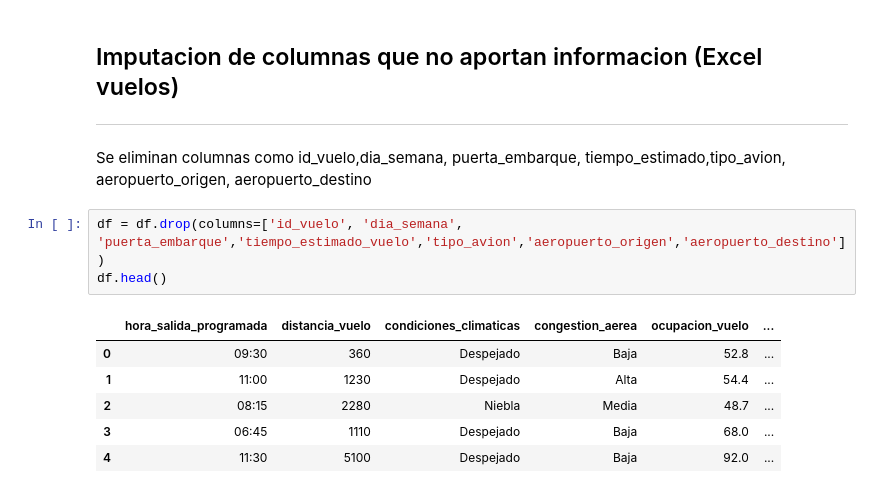
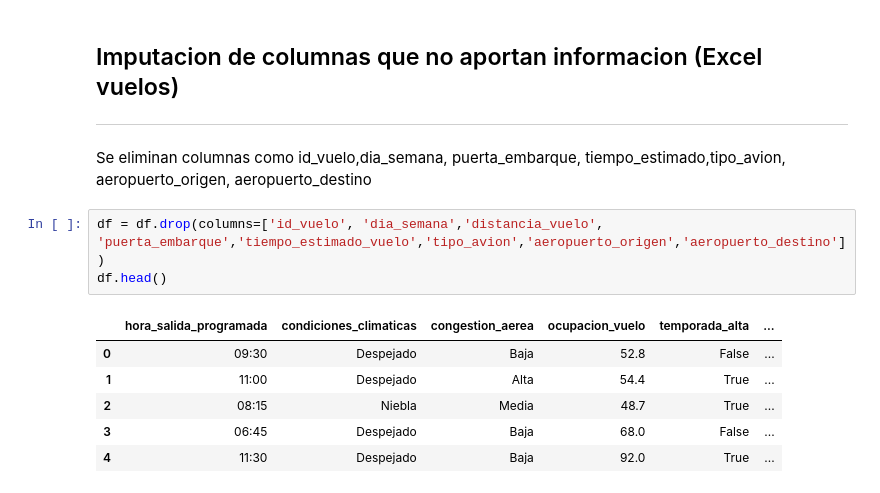
Before and after one commit to AlvaroRutn/CienciaDDatos-TPI-2026, a Jupyter notebook: TPI_CienciaDeDatos_2026.ipynb, the cells around one changed output. Cells and saved outputs as stored; diff of their text form.

```diff
--- a/TPI_CienciaDeDatos_2026.ipynb
+++ b/TPI_CienciaDeDatos_2026.ipynb
@@ -230,12 +322,12 @@ plt.show()
 
 Se eliminan columnas como id_vuelo,dia_semana, puerta_embarque, tiempo_estimado,tipo_avion, aeropuerto_origen, aeropuerto_destino
 # %%
-df = df.drop(columns=['id_vuelo', 'dia_semana', 'puerta_embarque','tiempo_estimado_vuelo','tipo_avion','aeropuerto_origen','aeropuerto_destino'])
+df = df.drop(columns=['id_vuelo', 'dia_semana','distancia_vuelo', 'puerta_embarque','tiempo_estimado_vuelo','tipo_avion','aeropuerto_origen','aeropuerto_destino'])
 df.head()
 # %% [output]
-|  | hora_salida_programada | distancia_vuelo | condiciones_climaticas | congestion_aerea | ocupacion_vuelo | ... |
-| 0 | 09:30 | 360 | Despejado | Baja | 52.8 | ... |
-| 1 | 11:00 | 1230 | Despejado | Alta | 54.4 | ... |
-| 2 | 08:15 | 2280 | Niebla | Media | 48.7 | ... |
-| 3 | 06:45 | 1110 | Despejado | Baja | 68.0 | ... |
-| 4 | 11:30 | 5100 | Despejado | Baja | 92.0 | ... |
+|  | hora_salida_programada | condiciones_climaticas | congestion_aerea | ocupacion_vuelo | temporada_alta | ... |
+| 0 | 09:30 | Despejado | Baja | 52.8 | False | ... |
+| 1 | 11:00 | Despejado | Alta | 54.4 | True | ... |
+| 2 | 08:15 | Niebla | Media | 48.7 | True | ... |
+| 3 | 06:45 | Despejado | Baja | 68.0 | False | ... |
+| 4 | 11:30 | Despejado | Baja | 92.0 | True | ... |
```
Also changed, not shown: parts of 30 cells of this notebook, 1 other file.
